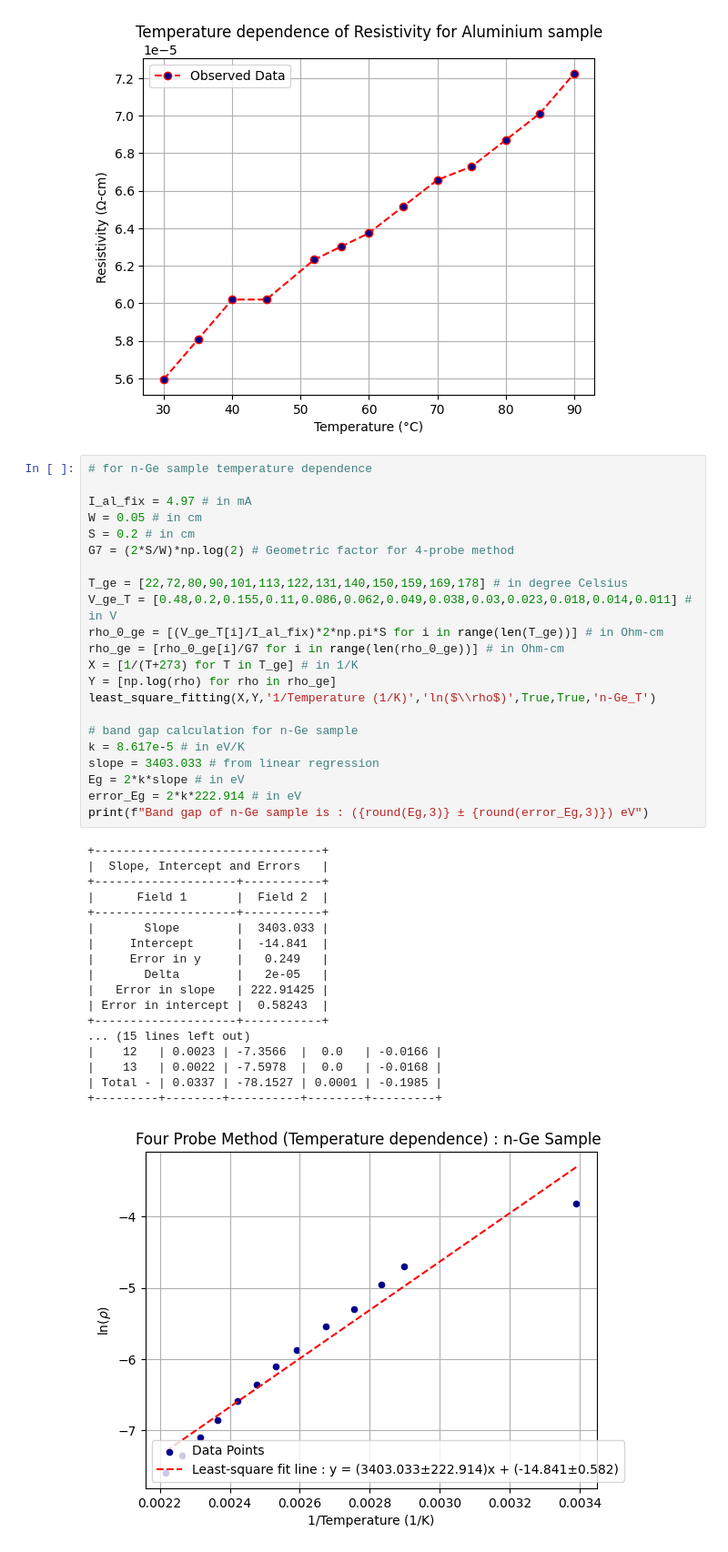
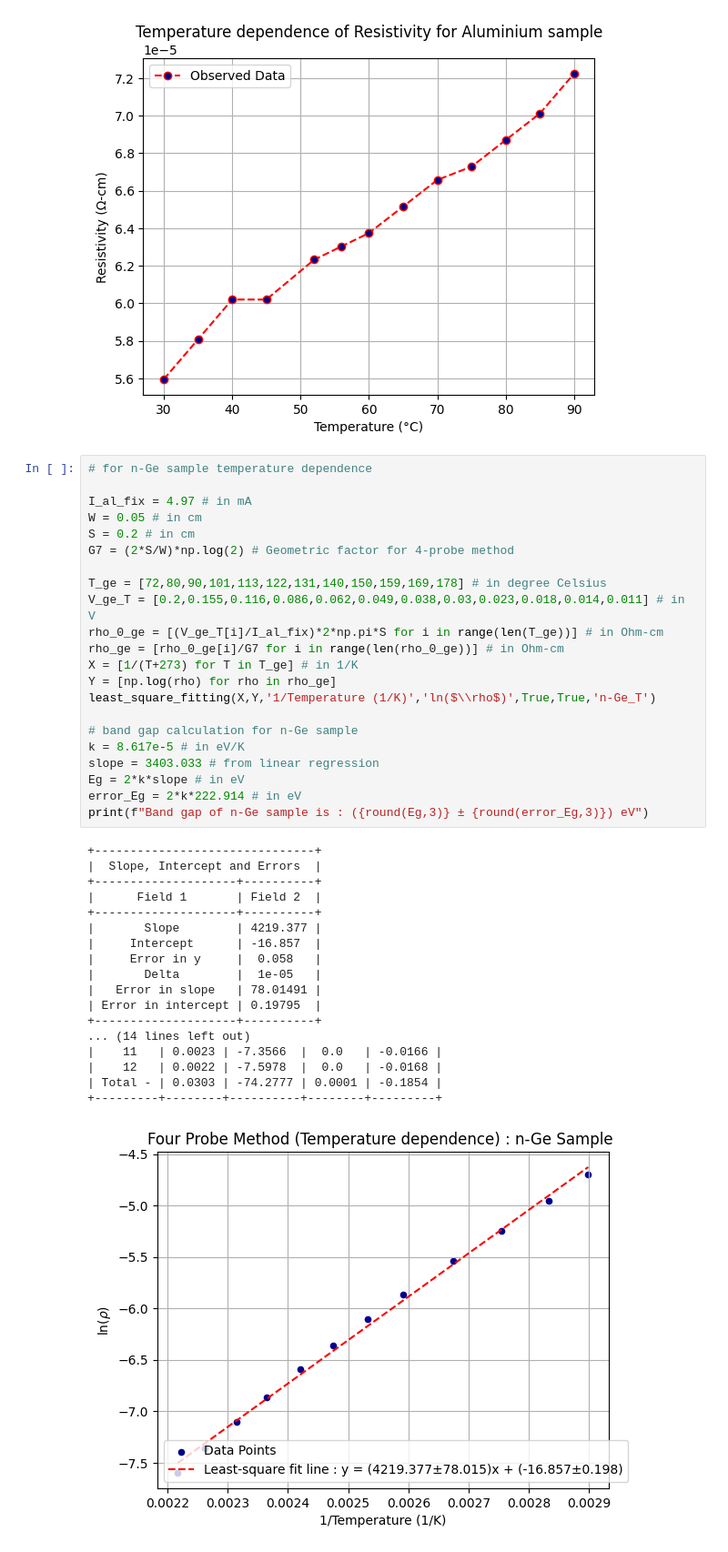
Before and after one commit to Anuj-Arya1/Nuclear-and-Solid-State-physics-Lab, a Jupyter notebook: Solid_state_physics_lab/Four_probe.ipynb, the cells around one changed output. Shown at 91% size. Cells and saved outputs as stored; diff of their text form.

```diff
--- a/Solid_state_physics_lab/Four_probe.ipynb
+++ b/Solid_state_physics_lab/Four_probe.ipynb
@@ -242,42 +242,42 @@ plt.show()
 # %%
 # for n-Ge sample temperature dependence
 
 I_al_fix = 4.97 # in mA
 W = 0.05 # in cm
 S = 0.2 # in cm
 G7 = (2*S/W)*np.log(2) # Geometric factor for 4-probe method
 
-T_ge = [22,72,80,90,101,113,122,131,140,150,159,169,178] # in degree Celsius
-V_ge_T = [0.48,0.2,0.155,0.11,0.086,0.062,0.049,0.038,0.03,0.023,0.018,0.014,0.011] # in V
+T_ge = [72,80,90,101,113,122,131,140,150,159,169,178] # in degree Celsius
+V_ge_T = [0.2,0.155,0.116,0.086,0.062,0.049,0.038,0.03,0.023,0.018,0.014,0.011] # in V
 rho_0_ge = [(V_ge_T[i]/I_al_fix)*2*np.pi*S for i in range(len(T_ge))] # in Ohm-cm
 rho_ge = [rho_0_ge[i]/G7 for i in range(len(rho_0_ge))] # in Ohm-cm
 X = [1/(T+273) for T in T_ge] # in 1/K
 Y = [np.log(rho) for rho in rho_ge]
 least_square_fitting(X,Y,'1/Temperature (1/K)','ln($\\rho$)',True,True,'n-Ge_T')
 
 # band gap calculation for n-Ge sample
 k = 8.617e-5 # in eV/K
 slope = 3403.033 # from linear regression
 Eg = 2*k*slope # in eV
 error_Eg = 2*k*222.914 # in eV
 print(f"Band gap of n-Ge sample is : ({round(Eg,3)} ± {round(error_Eg,3)}) eV")
 # %% [output]
-+--------------------------------+
-|  Slope, Intercept and Errors   |
-+--------------------+-----------+
-|      Field 1       |  Field 2  |
-+--------------------+-----------+
-|       Slope        |  3403.033 |
-|     Intercept      |  -14.841  |
-|     Error in y     |   0.249   |
-|       Delta        |   2e-05   |
-|   Error in slope   | 222.91425 |
-| Error in intercept |  0.58243  |
-+--------------------+-----------+
-... (15 lines left out)
-|    12   | 0.0023 | -7.3566  |  0.0   | -0.0166 |
-|    13   | 0.0022 | -7.5978  |  0.0   | -0.0168 |
-| Total - | 0.0337 | -78.1527 | 0.0001 | -0.1985 |
++-------------------------------+
+|  Slope, Intercept and Errors  |
++--------------------+----------+
+|      Field 1       | Field 2  |
++--------------------+----------+
+|       Slope        | 4219.377 |
+|     Intercept      | -16.857  |
+|     Error in y     |  0.058   |
+|       Delta        |  1e-05   |
+|   Error in slope   | 78.01491 |
+| Error in intercept | 0.19795  |
++--------------------+----------+
+... (14 lines left out)
+|    11   | 0.0023 | -7.3566  |  0.0   | -0.0166 |
+|    12   | 0.0022 | -7.5978  |  0.0   | -0.0168 |
+| Total - | 0.0303 | -74.2777 | 0.0001 | -0.1854 |
 +---------+--------+----------+--------+---------+
-[figure, old version]
+[figure, new version]
 Band gap of n-Ge sample is : (0.586 ± 0.038) eV
```
